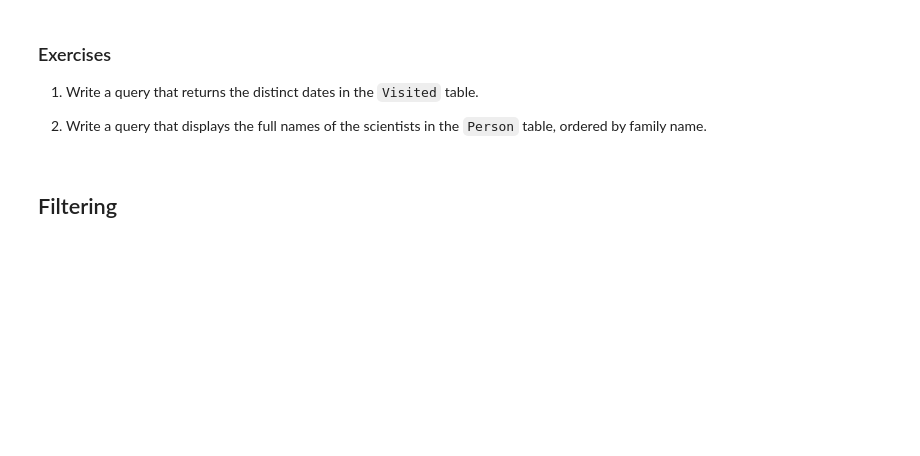
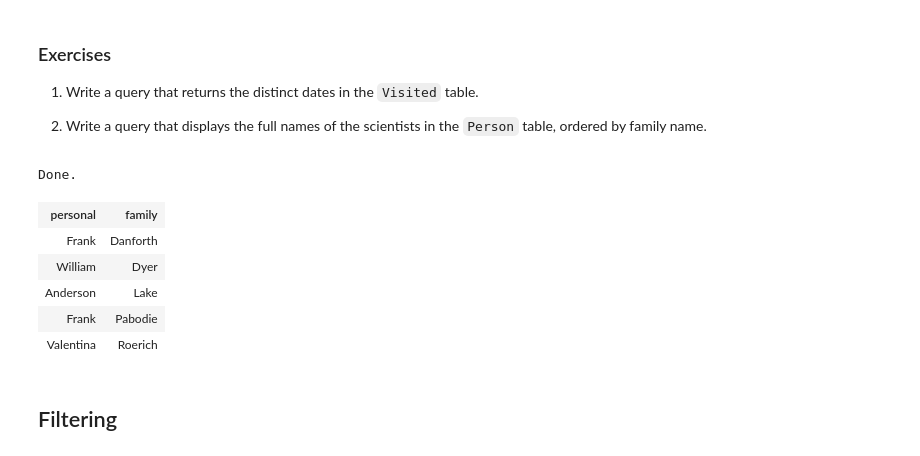
Before and after one commit to fonnesbeck/Bios8366, a Jupyter notebook: notebooks/Section8_2-Database-Programming.ipynb, the cells around one changed output. Drawn from its saved outputs; the diff is of its cells as text; code cells hidden in the pictures; blank space fills up the shorter version.

```diff
--- a/notebooks/Section8_2-Database-Programming.ipynb
+++ b/notebooks/Section8_2-Database-Programming.ipynb
@@ -624,6 +677,17 @@ Done.
 1.  Write a query that returns the distinct dates in the `Visited` table.
 
 2.  Write a query that displays the full names of the scientists in the `Person` table, ordered by family name.
+# %%
+%%sql
+select personal, family from Person order by family;
+# %% [output]
+Done.
+| personal | family |
+| Frank | Danforth |
+| William | Dyer |
+| Anderson | Lake |
+| Frank | Pabodie |
+| Valentina | Roerich |
 # %% [markdown]
 ## Filtering
 # %% [markdown]
```
Also changed, not shown: parts of 18 cells of this notebook, 1 other file.
